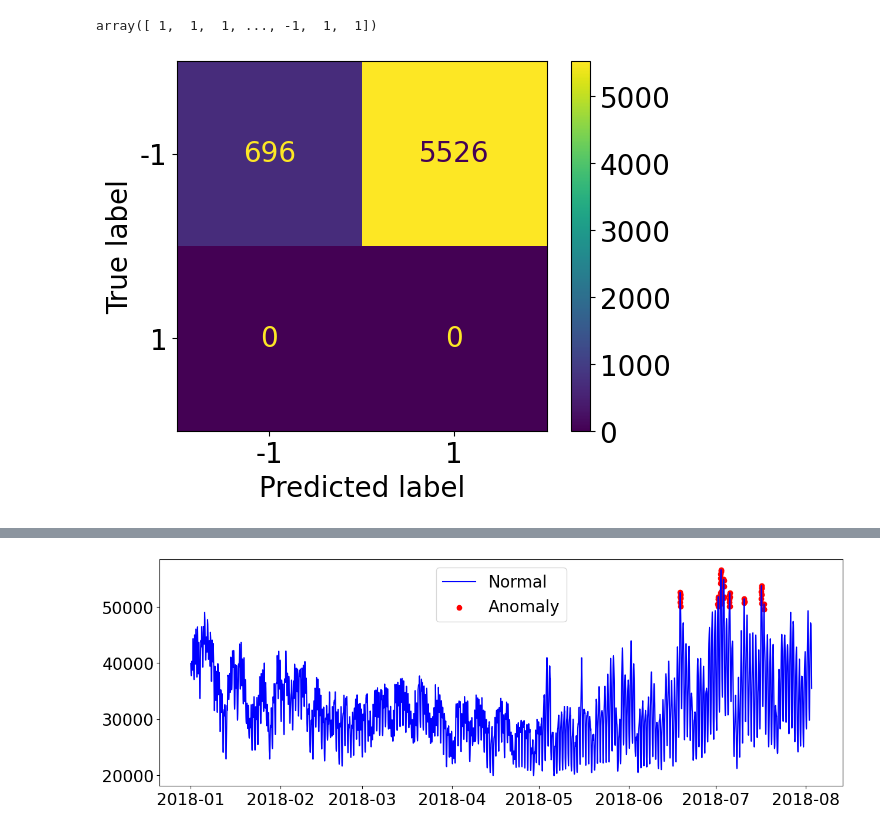
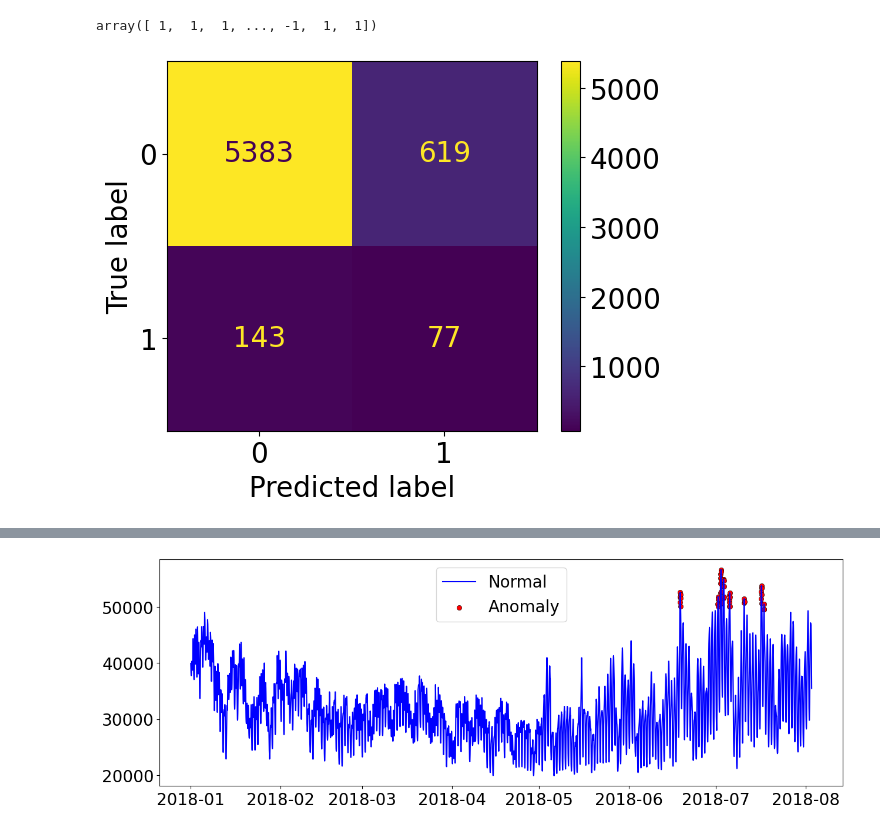
Before and after one commit to maptv/AnomalyDetection, a Jupyter notebook: anomaly-detection-part-3-4-code-checkpoint.ipynb, the cells around one changed output, grey strips where cells are left out. Cells and saved outputs as stored; diff of their text form; code cells hidden in the pictures.

```diff
--- a/anomaly-detection-part-3-4-code-checkpoint.ipynb
+++ b/anomaly-detection-part-3-4-code-checkpoint.ipynb
@@ -197,7 +197,7 @@ metrics.f1_score
 # %%
 gscv = GridSearchCV(
     LocalOutlierFactor(metric="manhattan", novelty=True),
-    {"n_neighbors": range(10, 30), "contamination": np.arange(0.0008, 0.0018, 0.0001)},
+    {"n_neighbors": range(15, 20), "contamination": np.arange(0.001, 0.009, 0.001)},
     scoring=metrics.make_scorer(metrics.f1_score),
 )
 
@@ -478,7 +475,7 @@ Index(['amount', 'oldbalanceOrg', 'newbalanceOrig', 'oldbalanceDest',
 # =================================================-
 #### Slide 24: Create and fit isolation forest model  ####
 
-iforest = IsolationForest(n_estimators=100, contamination=0.1, random_state=42)
+iforest = IsolationForest(contamination=0.1, random_state=42)
 
 # model fitting
 iforest.fit(non_fraud)
@@ -518,10 +515,10 @@ fraud_pred
 # %% [output]
 array([ 1,  1,  1, ..., -1,  1,  1])
 # %%
-cmd = metrics.ConfusionMatrixDisplay.from_predictions(actual_test, fraud_pred)
+cmd = metrics.ConfusionMatrixDisplay.from_predictions(actual_test, pd.Series(fraud_pred).map({-1: 1, 1: 0}))
 tn, fp, fn, tp = cmd.confusion_matrix.ravel()
 
 tnr = tn / (tn + fp)
 tpr = tp / (tp + fn)
 # %% [output]
-[figure, old version]
+[figure, new version]
```
Also changed, not shown: parts of 17 cells of this notebook, 2 other files.
